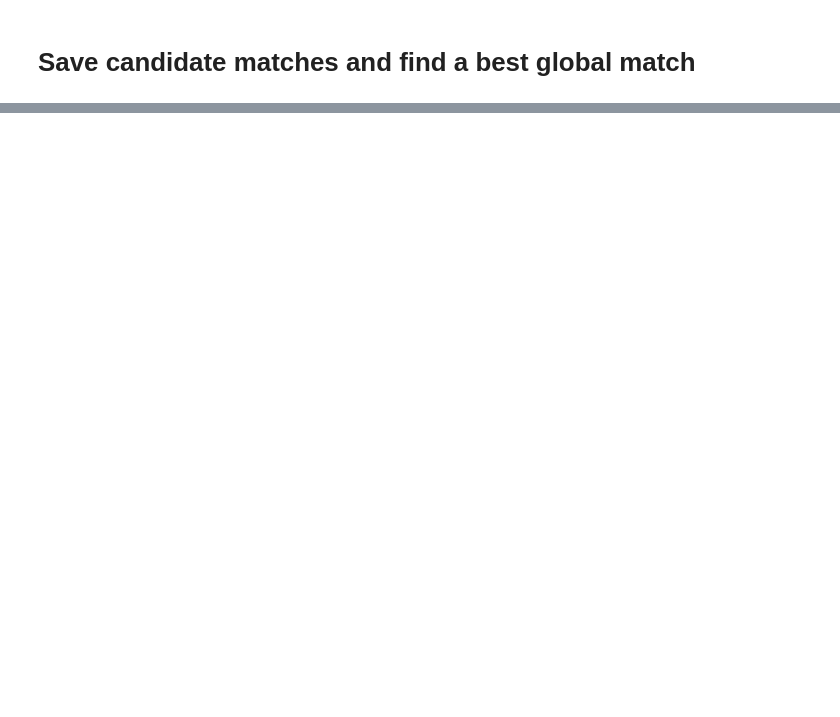
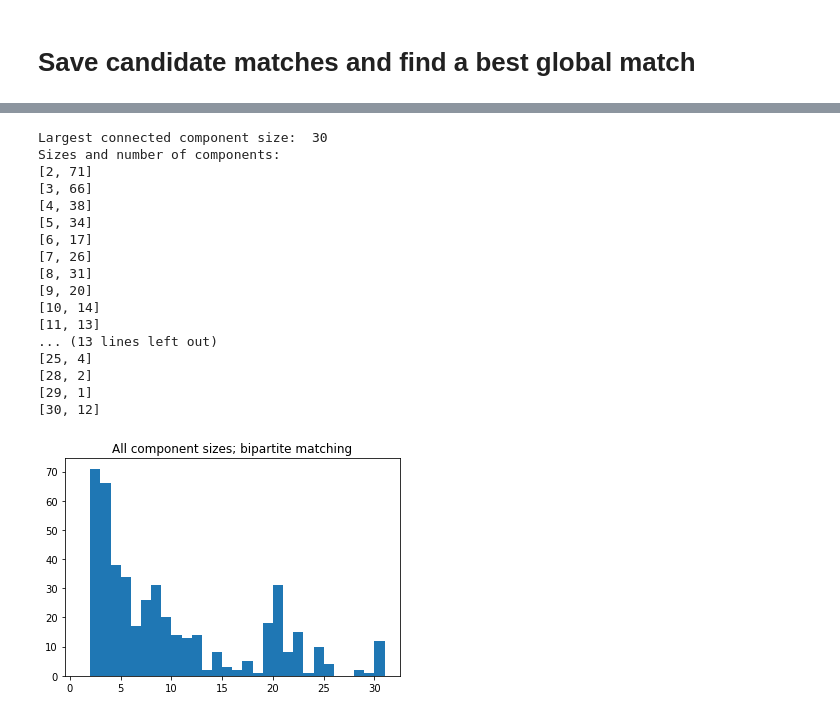
Before and after one commit to ch9nuk9/wbfm, a Jupyter notebook: example-feature-workflow/feature_alignment/bipartite_matching_tests.ipynb, the cells around one changed output, grey strips where cells are left out. Saved outputs shown, nothing was run; the diff lists cells and outputs as text; code cells hidden in the pictures; blank space fills up the shorter version.

```diff
--- a/example-feature-workflow/feature_alignment/bipartite_matching_tests.ipynb
+++ b/example-feature-workflow/feature_alignment/bipartite_matching_tests.ipynb
@@ -34,0 +117,5 @@ new_matches, new_conf, new_frames = track_neurons_full_video(btf_fname_red, **op
+# %%
+key = (0,1)
+# %%
+bp_matches = calc_bipartite_matches(candidates[key])
+bp_match_dict = {key:bp_matches}
@@ -34,0 +183,6 @@ new_matches, new_conf, new_frames = track_neurons_full_video(btf_fname_red, **op
+# %%
+bp_match_dict = {}
+for key in new_matches:
+    bp_matches = calc_bipartite_matches(candidates[key])
+    bp_match_dict[key] = bp_matches
+DG_bp = build_digraph_from_matches(bp_match_dict, verbose=0)
@@ -34,0 +221,32 @@ new_matches, new_conf, new_frames = track_neurons_full_video(btf_fname_red, **op
+# %%
+%matplotlib inline
+thresh = 0.0
+
+G = get_subgraph_with_strong_weights(DG_bp, thresh)
+big_G, all_sz = calc_connected_components(G, False)
+plt.hist([z for z in all_sz if z > 1], bins=list(range(1,max(all_sz)+2)));
+plt.title('All component sizes; bipartite matching')
+
+[vals, counts] = np.unique(all_sz, return_counts=True)
+print("Sizes and number of components:")
+for v, c in zip(vals, counts):
+      print([v, c])
+# %% [output]
+Largest connected component size:  30
+Sizes and number of components:
+[2, 71]
+[3, 66]
+[4, 38]
+[5, 34]
+[6, 17]
+[7, 26]
+[8, 31]
+[9, 20]
+[10, 14]
+[11, 13]
+... (13 lines left out)
+[25, 4]
+[28, 2]
+[29, 1]
+[30, 12]
+[figure, added]
```
Also changed, not shown: parts of 23 cells of this notebook, 4 other files.
